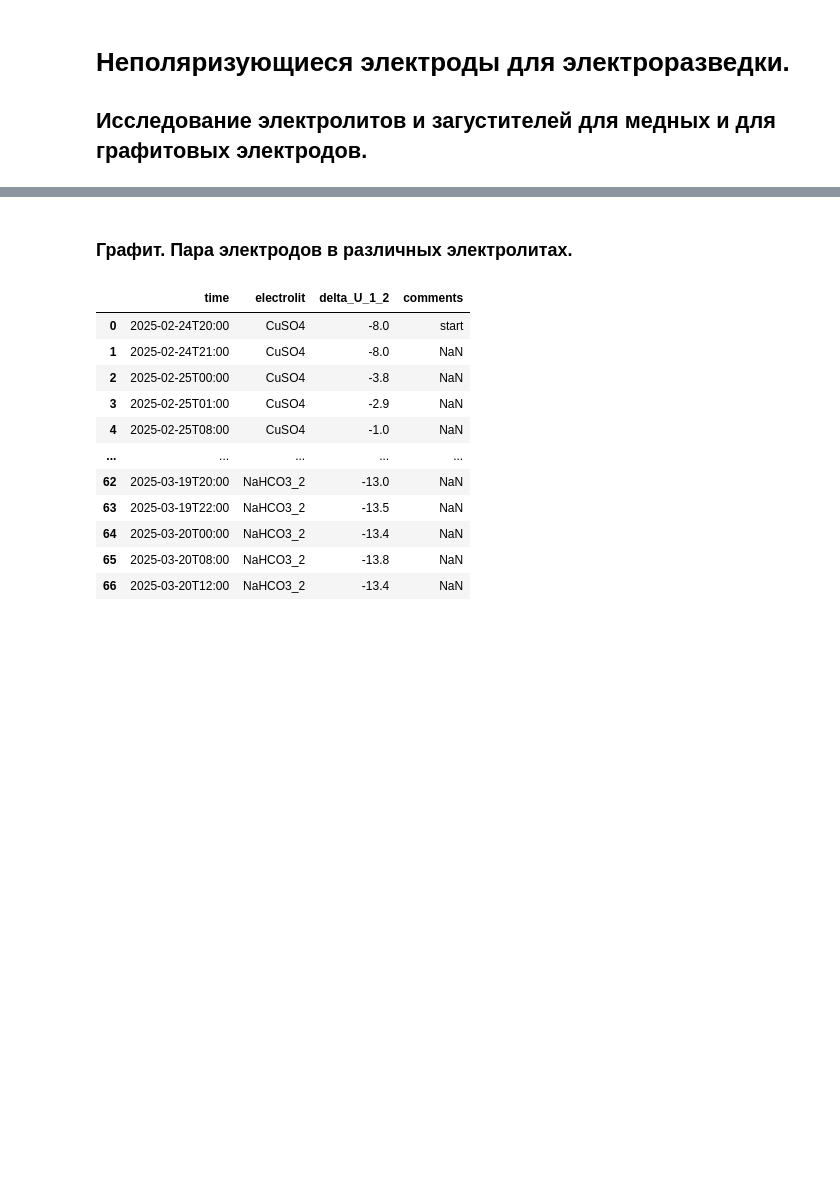
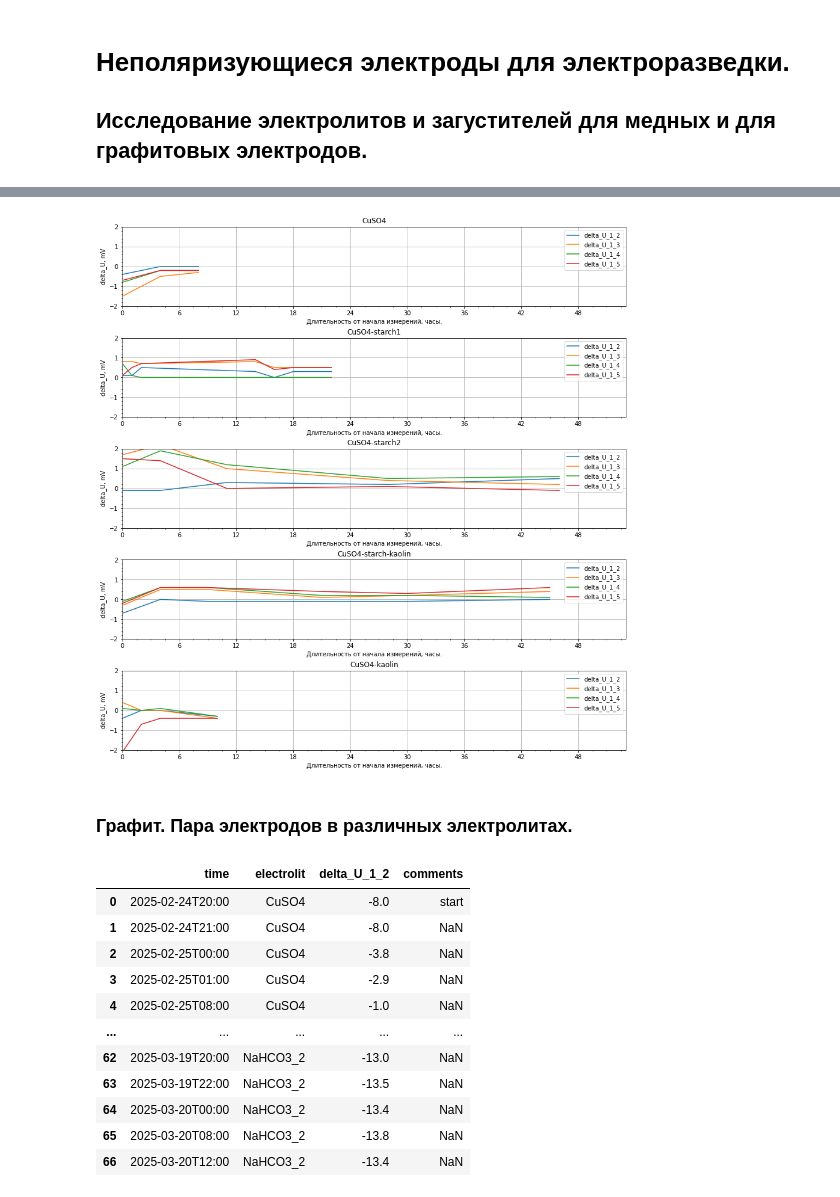
Before and after one commit to Kuyumba/electrodes, a Jupyter notebook: electrodes.ipynb, the cells around one changed output, grey strips where cells are left out. Cells and saved outputs as stored; diff of their text form; code cells hidden in the pictures; blank space fills up the shorter version.

```diff
--- a/electrodes.ipynb
+++ b/electrodes.ipynb
@@ -25,3 +207,34 @@ cu_cuso4 = pd.read_csv('cu_system01.csv')
+# %%
+# Построим графики потенциалов медных электродов в разных электролитах
+sns.axes_style('whitegrid')
+
+fig, axs = plt.subplots(5, 1, figsize=(15, 16))
+fig.subplots_adjust(hspace=0.4)
+
+for nn, ax in enumerate(axs):
+    el = electrolites_cu_paste[nn]
+    df_tmp = cu01.query('electrolit == @el')
+    for j in ['delta_U_1_2', 'delta_U_1_3', 'delta_U_1_4', 'delta_U_1_5']:
+        ax.plot(#data=df_tmp,
+            df_tmp['delta_t_hour'],
+            df_tmp[j],
+            label = j)
+        ax.set_xlim(0, 53)
+        ax.set_ylim(-2, 2)
+        ax.legend()
+        ax.set_title(el)
+        ax.grid(True)
+        ax.minorticks_on()  # добавляем минорные деления на шкалы
+        ax.xaxis.set_major_locator(plt.MaxNLocator(10))
+        ax.set(ylabel = 'delta_U, mV', xlabel='Длительность от начала измерений, часы.')
+
+
+#grf01.xaxis.set_major_locator(plt.MaxNLocator(40))
+#plt.minorticks_on()
+#grf01.set_axis_labels("delta_T (hour)", "delta_U (mV)")
+plt.show()
+# %% [output]
+[figure, added]
 # %% [markdown]
 ### Графит. Пара электродов в различных электролитах.
 # %%
```
Also changed, not shown: parts of 9 cells of this notebook, 1 other file.
